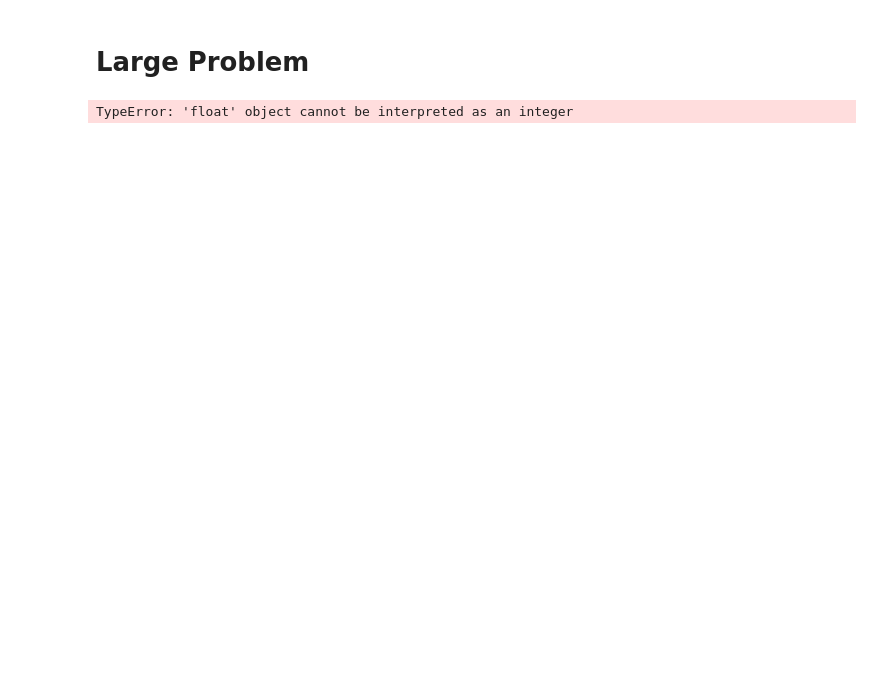
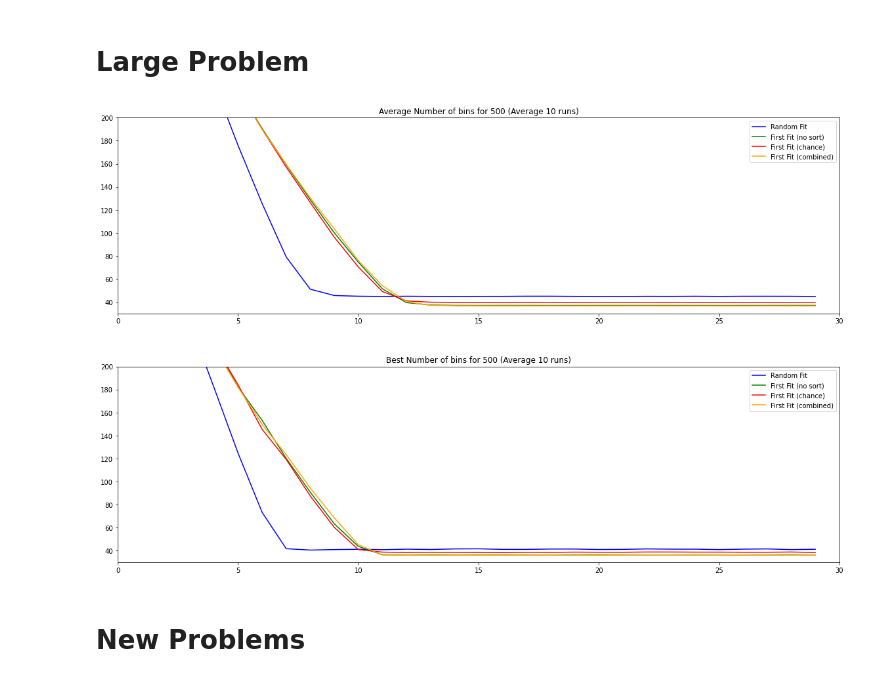
Before and after one commit to schtim/NatureInspiredAlgorithms_Code, a Jupyter notebook: GeneticAlgorithm/TestNotebooks/HeuristicTest.ipynb, the cells around one changed output. Drawn from its saved outputs; the diff is of its cells as text; code cells hidden in the pictures; blank space fills up the shorter version.

```diff
--- a/GeneticAlgorithm/TestNotebooks/HeuristicTest.ipynb
+++ b/GeneticAlgorithm/TestNotebooks/HeuristicTest.ipynb
@@ -181,73 +121,8 @@ plt.show()
 # %% [markdown]
 # Large Problem
-# %%
-av_number = 10
-number_generations = 100
-pop_size = 80
-crossover_prob = 0.8
-mutation_prob = 0.05
-fitness_function = 'fill'
-objects = large_objects
-container_vol= large_container[0]
-container_weight= large_container[1]
-amount_obj = len(large_objects)
-
-average_vals_random = np.zeros((av_number, number_generations))
-average_vals_first_no_sort = np.zeros((av_number, number_generations))
-average_vals_first_combined = np.zeros((av_number, number_generations))
-average_vals_first_combined_onesort = np.zeros((av_number, number_generations))
-average_vals_first_chance = np.zeros((av_number, number_generations))
-best_vals_random = np.zeros((av_number, number_generations))
-best_vals_first_no_sort = np.zeros((av_number, number_generations))
-best_vals_first_combined = np.zeros((av_number, number_generations))
-best_vals_first_combined_onesort = np.zeros((av_number, number_generations))
-best_vals_first_chance = np.zeros((av_number, number_generations))
-
-for index in np.arange(av_number):
-    GA = GeneticAlgorithm(objects, pop_size, container_vol, container_weight, crossover_prob, mutation_prob, number_generations, fitness_function, 'random')
-    _,_, average_vals_random[index], best_vals_random[index],_,_,_ = GA.run()
-    GA = GeneticAlgorithm(objects, pop_size, container_vol, container_weight, crossover_prob, mutation_prob, number_generations, fitness_function, 'first_fit', fit_sort = 'no_sort')
-    _,_, average_vals_first_no_sort[index], best_vals_first_no_sort[index],_,_,_ = GA.run()
-    GA = GeneticAlgorithm(objects, pop_size, container_vol, container_weight, crossover_prob, mutation_prob, number_generations, fitness_function, 'first_fit', fit_sort = 'combined')
-    _,_, average_vals_first_combined[index], best_vals_first_combined[index],_,_,_ = GA.run()
-    GA = GeneticAlgorithm(objects, pop_size, container_vol, container_weight, crossover_prob, mutation_prob, number_generations, fitness_function, 'first_fit', fit_sort = 'chance')
-    _,_, average_vals_first_chance[index], best_vals_first_chance[index],_,_,_ = GA.run()
-    GA = GeneticAlgorithm(objects, pop_size, container_vol, container_weight, crossover_prob, mutation_prob, number_generations, fitness_function, 'first_fit', fit_sort = 'combined', sort_in_recom_and_mutation=False)
-    _,_, average_vals_first_combined_onesort[index], best_vals_first_combined_onesort[index],_,_,_ = GA.run()
-
-
-# calc average
-average_vals_random = np.average(average_vals_random, 0)
-average_vals_first_no_sort = np.average(average_vals_first_no_sort, 0)
-average_vals_first_combined = np.average(average_vals_first_combined, 0)
-average_vals_first_combined_onesort = np.average(average_vals_first_combined_onesort, 0)
-average_vals_first_chance = np.average(average_vals_first_chance, 0)
-best_vals_random = np.average(best_vals_random, 0)
-best_vals_first_no_sort = np.average(best_vals_first_no_sort, 0)
-best_vals_first_combined = np.average(best_vals_first_combined, 0)
-best_vals_first_combined_onesort = np.average(best_vals_first_combined_onesort, 0)
-best_vals_first_chance = np.average(best_vals_first_chance, 0)
-
-
-# Plot
-x_vals = np.arange(number_generations)
-# Punkte visualisieren
-fig, ax = plt.subplots(2,figsize=(16,30))
-fig.tight_layout(h_pad=6)
-ax[0].set_title(f'Average Number of bins for {amount_obj} (Average {av_number} runs)')
-ax[0].plot(x_vals, average_vals_random, color="blue", label = 'Random Fit')
-ax[0].plot(x_vals, average_vals_first_no_sort, color="green", label = 'First Fit (no sort)')
-ax[0].plot(x_vals, average_vals_first_chance, color="red", label = 'First Fit (chance)')
-ax[0].plot(x_vals, average_vals_first_combined, color="orange", label = 'First Fit (combined)')
-ax[0].plot(x_vals, average_vals_first_combined_onesort, color="purple", label = 'First Fit (combined)(onesort)')
-ax[0].legend(bbox_to_anchor=(1,1), loc="upper left")
-ax[1].set_title(f'Best Number of bins for {amount_obj} (Average {av_number} runs)')
-ax[1].plot(x_vals, best_vals_random, color="blue", label = 'Random Fit')
-ax[1].plot(x_vals, best_vals_first_no_sort, color="green", label = 'First Fit (no sort)')
-ax[1].plot(x_vals, best_vals_first_chance, color="red", label = 'First Fit (chance)')
-ax[1].plot(x_vals, best_vals_first_combined, color="orange", label = 'First Fit (combined)')
-ax[1].plot(x_vals, best_vals_first_combined_onesort, color="purple", label = 'First Fit (combined)(onesort)')
-ax[1].legend(bbox_to_anchor=(1,1), loc="upper left")
-plt.show()
-# %% [output]
-TypeError: 'float' object cannot be interpreted as an integer
+# %%
+plot_heuristic(large_objects, large_container[0], large_container[1], [0,30],[30,200])
+# %% [output]
+[figure, added]
+# %% [markdown]
+# New Problems
```
Also changed, not shown: parts of 11 cells of this notebook, 2 other files.
